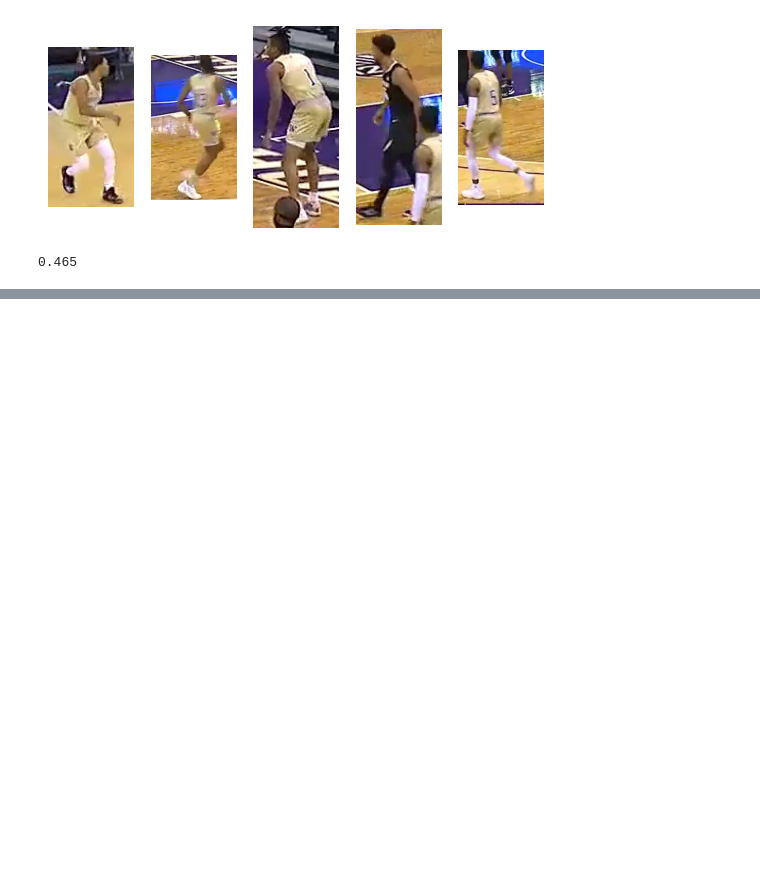
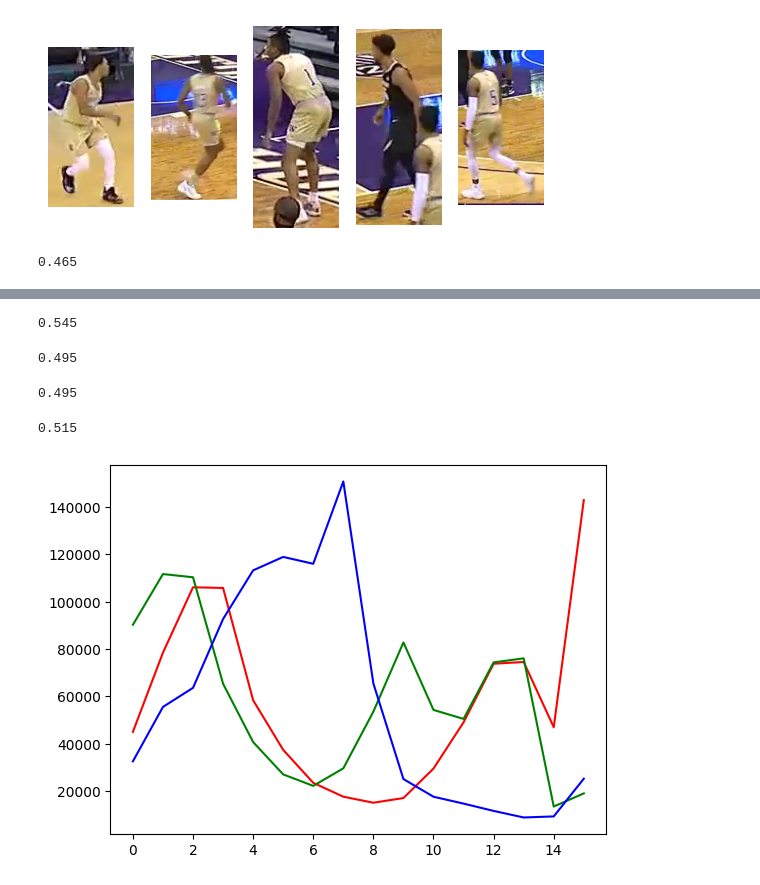
Before and after one commit to cntgfy90/players-class, a Jupyter notebook: main.ipynb, the cells around one changed output, grey strips where cells are left out. Saved outputs shown, nothing was run; the diff lists cells and outputs as text; code cells hidden in the pictures; blank space fills up the shorter version.

```diff
--- a/main.ipynb
+++ b/main.ipynb
@@ -233,0 +203,9 @@ calculate_accuracy(y_test, y_pred)
+# %%
+rfc = sklearn.ensemble.RandomForestClassifier()
+
+rfc.fit(X_train, y_train)
+y_pred = rfc.predict(X_test)
+y_pred = y_pred.reshape(-1, 10)
+calculate_accuracy(y_test, y_pred)
+# %% [output]
+0.545
@@ -233,0 +227,32 @@ calculate_accuracy(y_test, y_pred)
+# %%
+k_neighbours = sklearn.neighbors.KNeighborsClassifier(n_neighbors=2)
+k_neighbours.fit(X_train, y_train)
+
+y_pred = k_neighbours.predict(X_test)
+y_pred = y_pred.reshape(-1, 10)
+calculate_accuracy(y_test, y_pred)
+# %% [output]
+0.495
+# %%
+k_means = sklearn.cluster.KMeans(n_clusters=2)
+k_means.fit(X_train, y_train)
+y_pred = k_means.predict(X_test)
+y_pred = y_pred.reshape(-1, 10)
+calculate_accuracy(y_test, y_pred)
+# %% [output]
+0.495
+# %%
+rfc = sklearn.ensemble.RandomForestClassifier()
+
+rfc.fit(X_train, y_train)
+y_pred = rfc.predict(X_test)
+y_pred = y_pred.reshape(-1, 10)
+calculate_accuracy(y_test, y_pred)
+# %% [output]
+0.515
+# %%
+for i, color in enumerate(['r', 'g', 'b']):
+    hist = cv2.calcHist([players_dataset[0]['image']], [i], None, [16], [0, 256])
+    plt.plot(hist, color=color)
+# %% [output]
+[figure, added]
```
Also changed, not shown: parts of 11 cells of this notebook.
